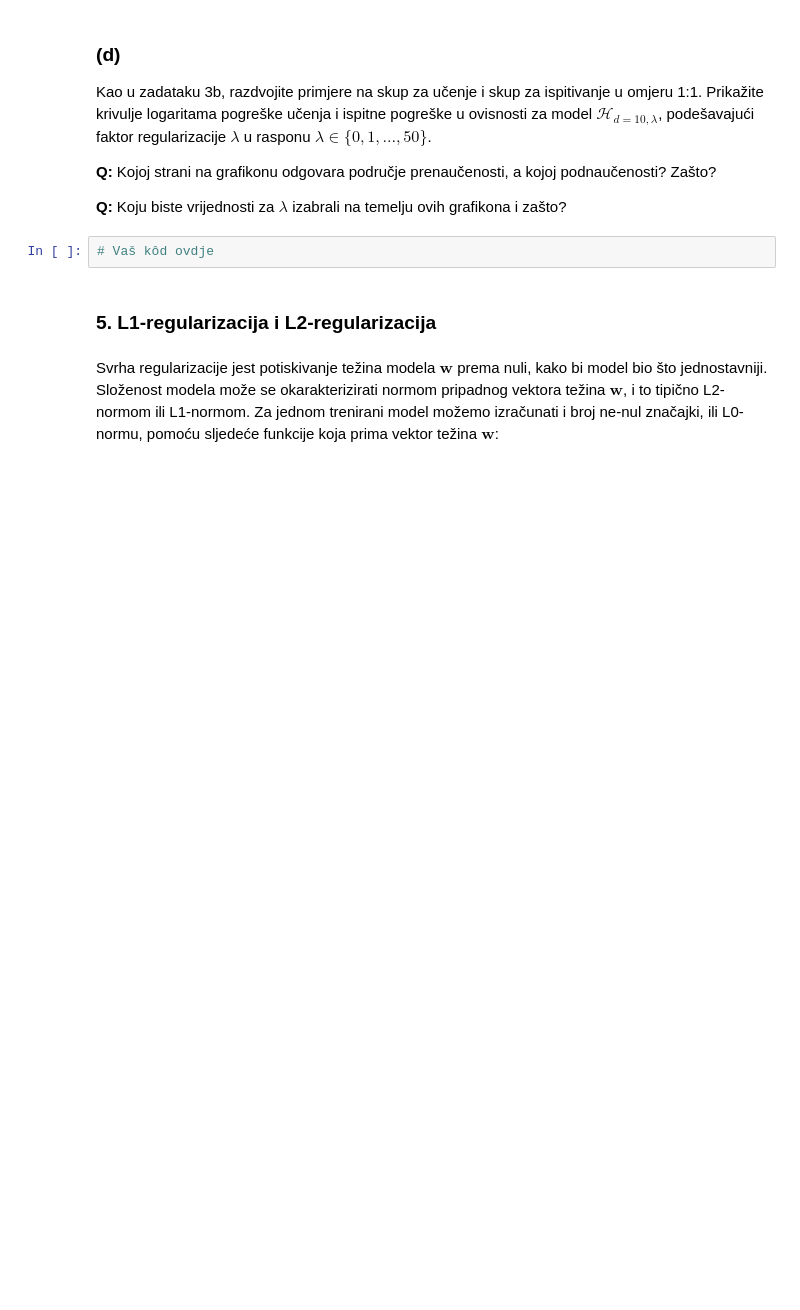
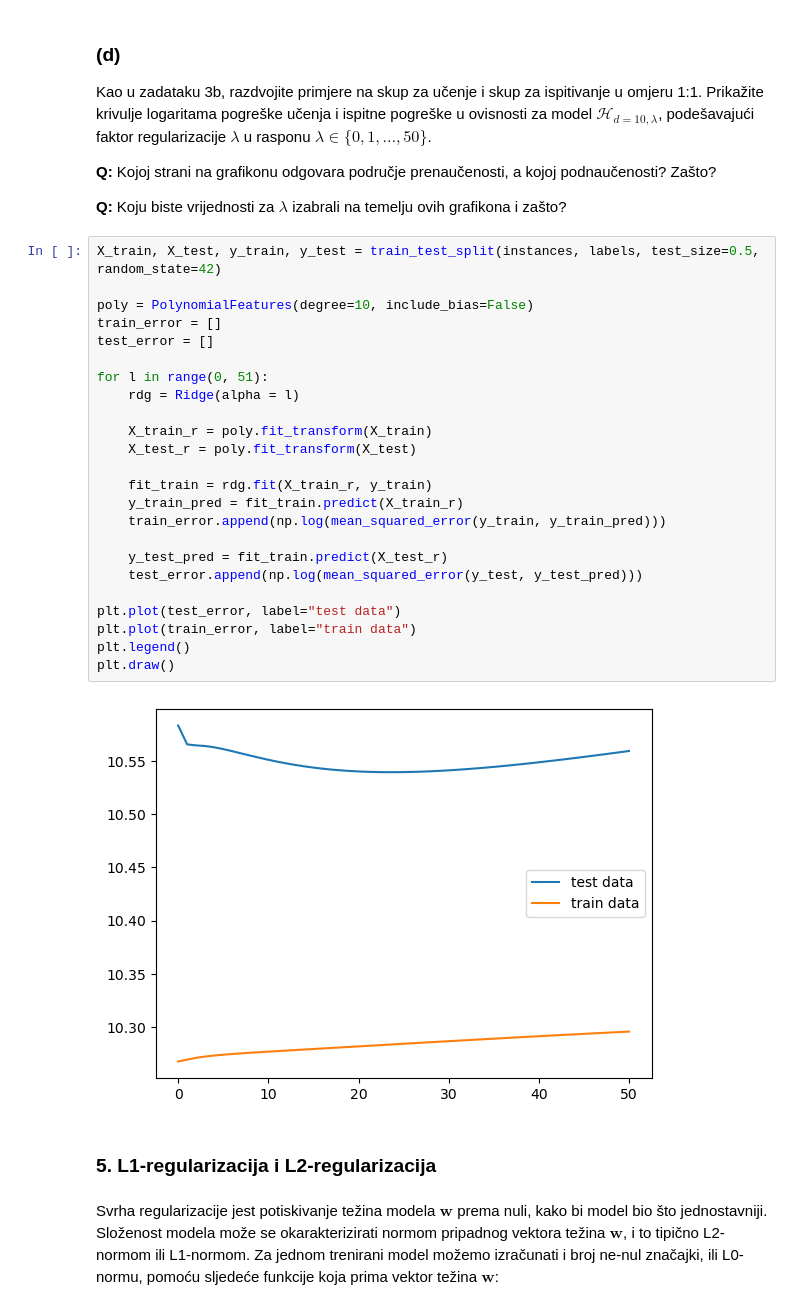
Before and after one commit to RobertoGrabovac/FER-StrojnoUcenje1, a Jupyter notebook: LAB1 - Regresija.ipynb, the cells around one changed output. Drawn from its saved outputs; the diff is of its cells as text; blank space fills up the shorter version.

```diff
--- a/LAB1 - Regresija.ipynb
+++ b/LAB1 - Regresija.ipynb
@@ -362,8 +406,32 @@ Kao u zadataku 3b, razdvojite primjere na skup za učenje i skup za ispitivanje
 **Q:** Kojoj strani na grafikonu odgovara područje prenaučenosti, a kojoj podnaučenosti? Zašto?
 
 **Q:** Koju biste vrijednosti za $\lambda$ izabrali na temelju ovih grafikona i zašto?
-# %%
-# Vaš kôd ovdje
+# %%
+X_train, X_test, y_train, y_test = train_test_split(instances, labels, test_size=0.5, random_state=42)
+
+poly = PolynomialFeatures(degree=10, include_bias=False)
+train_error = []
+test_error = []
+
+for l in range(0, 51):
+    rdg = Ridge(alpha = l)
+
+    X_train_r = poly.fit_transform(X_train)
+    X_test_r = poly.fit_transform(X_test)
+
+    fit_train = rdg.fit(X_train_r, y_train)
+    y_train_pred = fit_train.predict(X_train_r)
+    train_error.append(np.log(mean_squared_error(y_train, y_train_pred)))
+
+    y_test_pred = fit_train.predict(X_test_r)
+    test_error.append(np.log(mean_squared_error(y_test, y_test_pred)))
+
+plt.plot(test_error, label="test data")
+plt.plot(train_error, label="train data")
+plt.legend()
+plt.draw()
+# %% [output]
+[figure, added]
 # %% [markdown]
 ### 5. L1-regularizacija i L2-regularizacija
 # %% [markdown]
```
Also changed, not shown: parts of 11 cells of this notebook.
